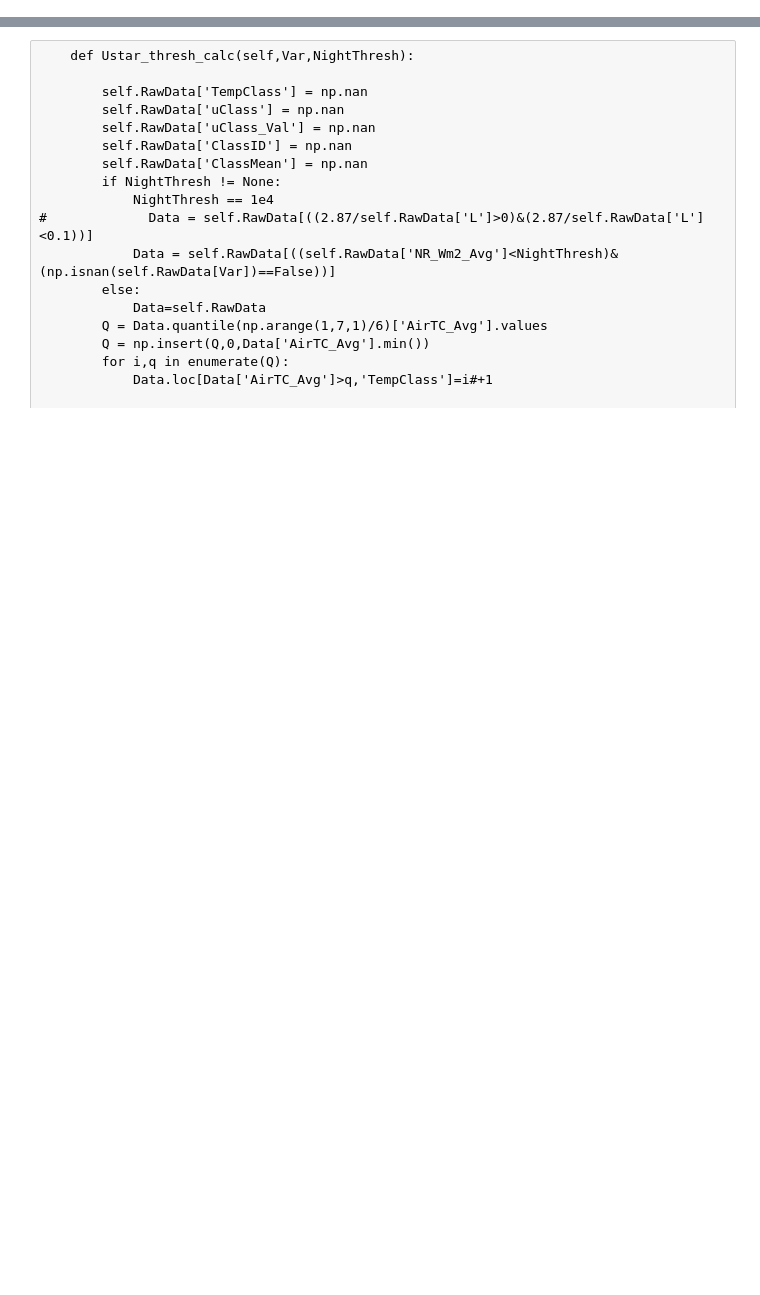
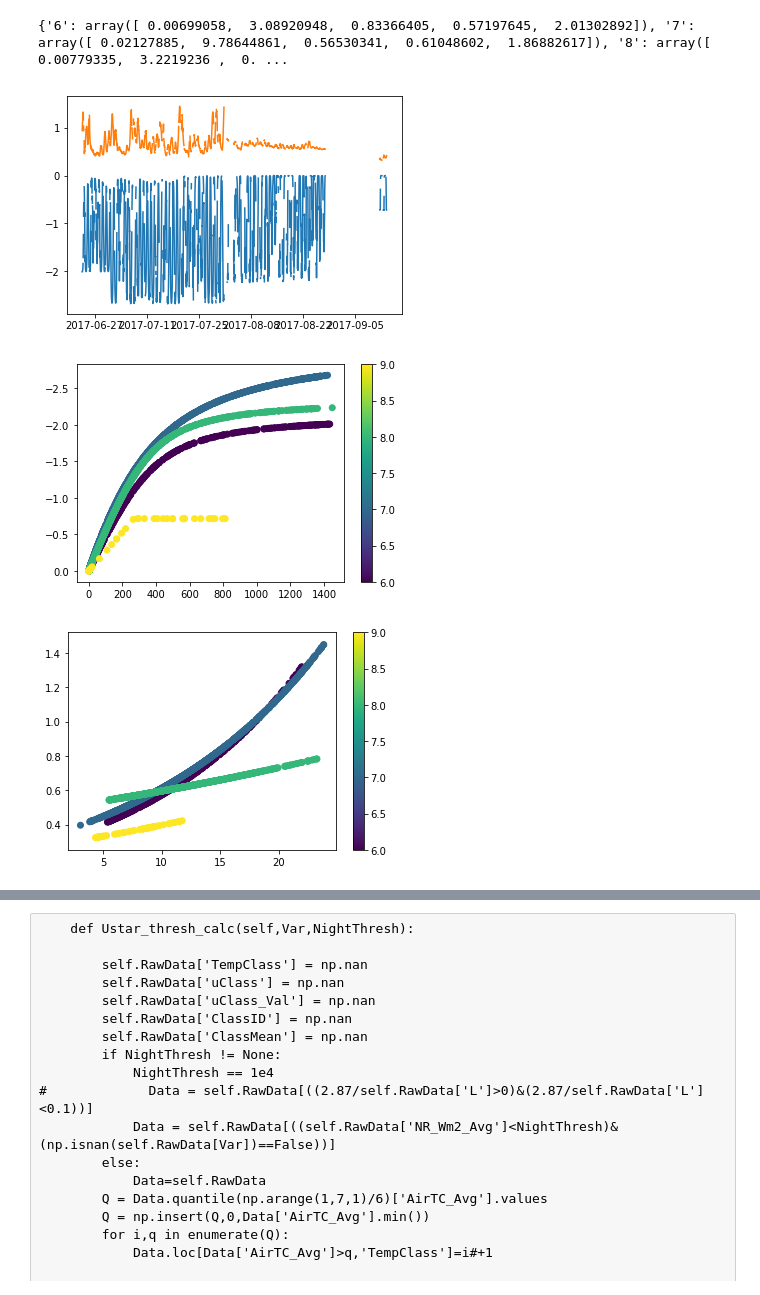
Before and after one commit to June-Skeeter/FishIsland_Processing, a Jupyter notebook: Compiler.ipynb, the cells around one changed output, grey strips where cells are left out. Cells and saved outputs as stored; diff of their text form; code cells hidden in the pictures; blank space fills up the shorter version.

```diff
--- a/Compiler.ipynb
+++ b/Compiler.ipynb
@@ -75,0 +108,20 @@ Data = Comp.Data
+# %%
+plt.figure()
+
+plt.plot(Comp.Data['GPP'])
+plt.plot(Comp.Data['ER'])
+
+plt.figure()
+plt.scatter(Data['PPFD'],Data['GPP'],c=Data['Month'])
+plt.colorbar()
+yl = plt.ylim()
+plt.ylim(yl[1],yl[0])
+plt.figure()
+plt.scatter(Data['AirTC_Avg'],Data['ER'],c=Data['Month'])
+plt.colorbar()
+print(Comp.popts)
+# %% [output]
+{'6': array([ 0.00699058,  3.08920948,  0.83366405,  0.57197645,  2.01302892]), '7': array([ 0.02127885,  9.78644861,  0.56530341,  0.61048602,  1.86882617]), '8': array([ 0.00779335,  3.2219236 ,  0. ...
+[figure, added]
+[figure, added]
+[figure, added]
```
Also changed, not shown: parts of 7 cells of this notebook, 1 other file.
